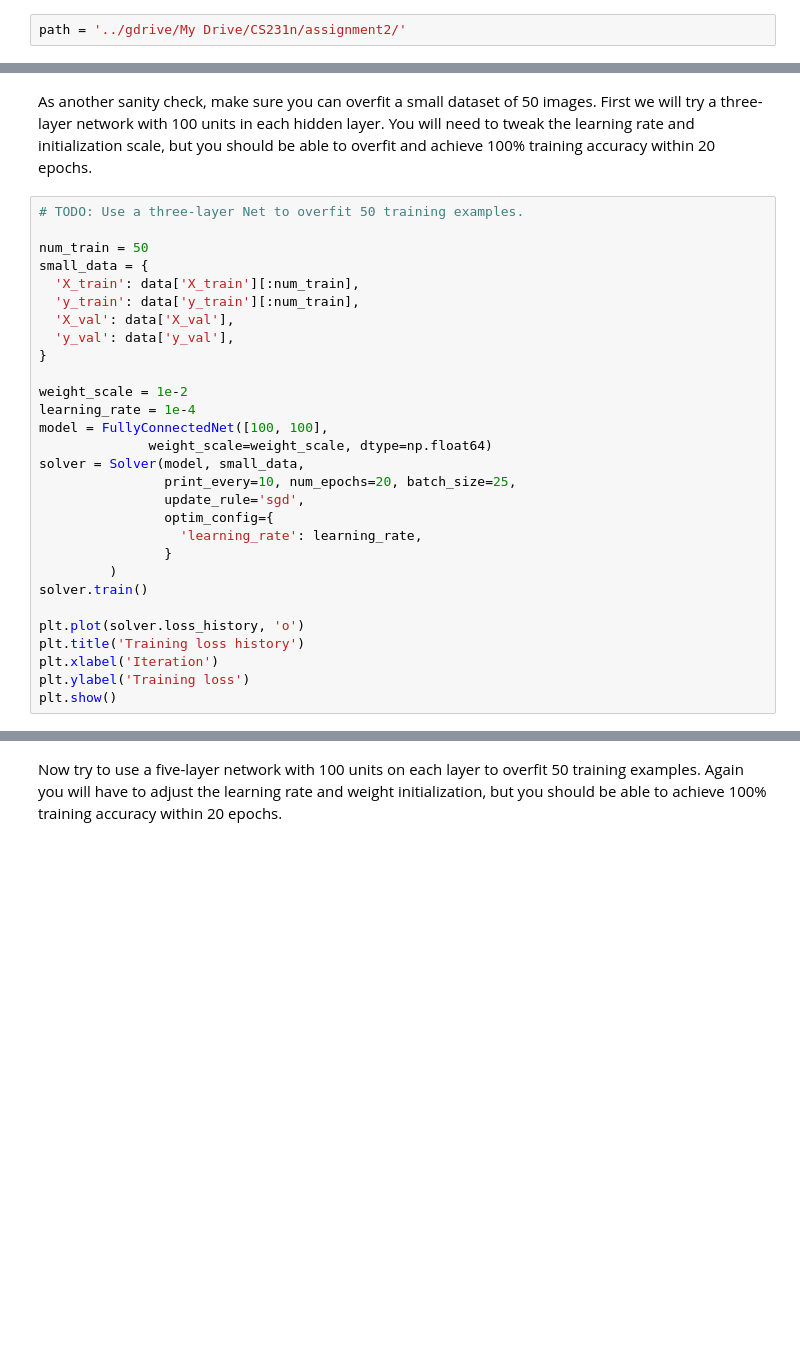
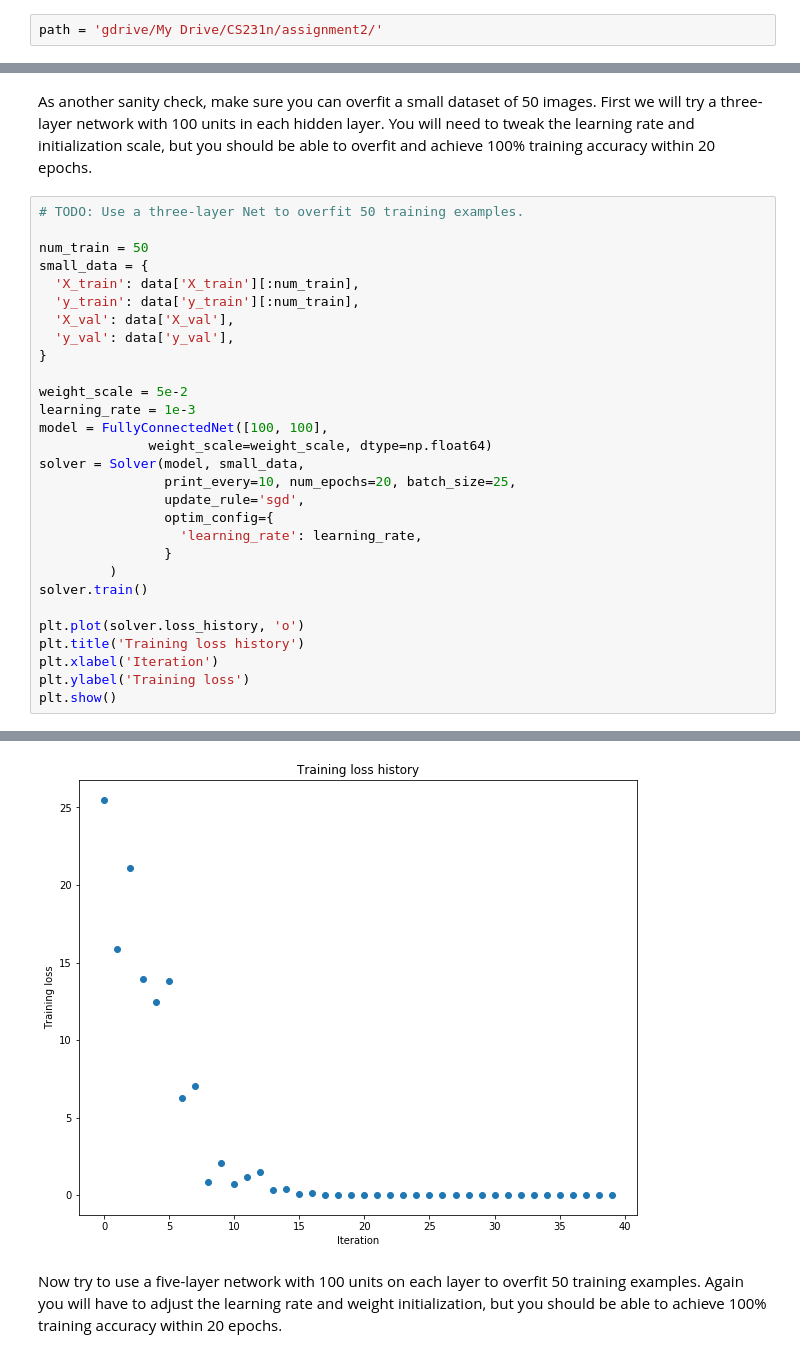
Before and after one commit to kmes055/CS231n_assignments, a Jupyter notebook: assignment2/FullyConnectedNets.ipynb, the cells around one changed output, grey strips where cells are left out. Drawn from its saved outputs; the diff is of its cells as text; blank space fills up the shorter version.

```diff
--- a/assignment2/FullyConnectedNets.ipynb
+++ b/assignment2/FullyConnectedNets.ipynb
@@ -7,2 +29,2 @@ Drive already mounted at /gdrive; to attempt to forcibly remount, call drive.mou
 # %%
-path = '../gdrive/My Drive/CS231n/assignment2/'
+path = 'gdrive/My Drive/CS231n/assignment2/'
@@ -366,8 +448,8 @@ small_data = {
   'y_val': data['y_val'],
 }
 
-weight_scale = 1e-2
-learning_rate = 1e-4
+weight_scale = 5e-2
+learning_rate = 1e-3
 model = FullyConnectedNet([100, 100],
               weight_scale=weight_scale, dtype=np.float64)
 solver = Solver(model, small_data,
@@ -384,3 +466,4 @@ plt.title('Training loss history')
 plt.xlabel('Iteration')
 plt.ylabel('Training loss')
 plt.show()
+# %% [output]
@@ -387,3 +487,4 @@ plt.show()
+[figure, added]
 # %% [markdown]
 Now try to use a five-layer network with 100 units on each layer to overfit 50 training examples. Again you will have to adjust the learning rate and weight initialization, but you should be able to achieve 100% training accuracy within 20 epochs.
 # %%
```
Also changed, not shown: parts of 23 cells of this notebook, 5 other files.
